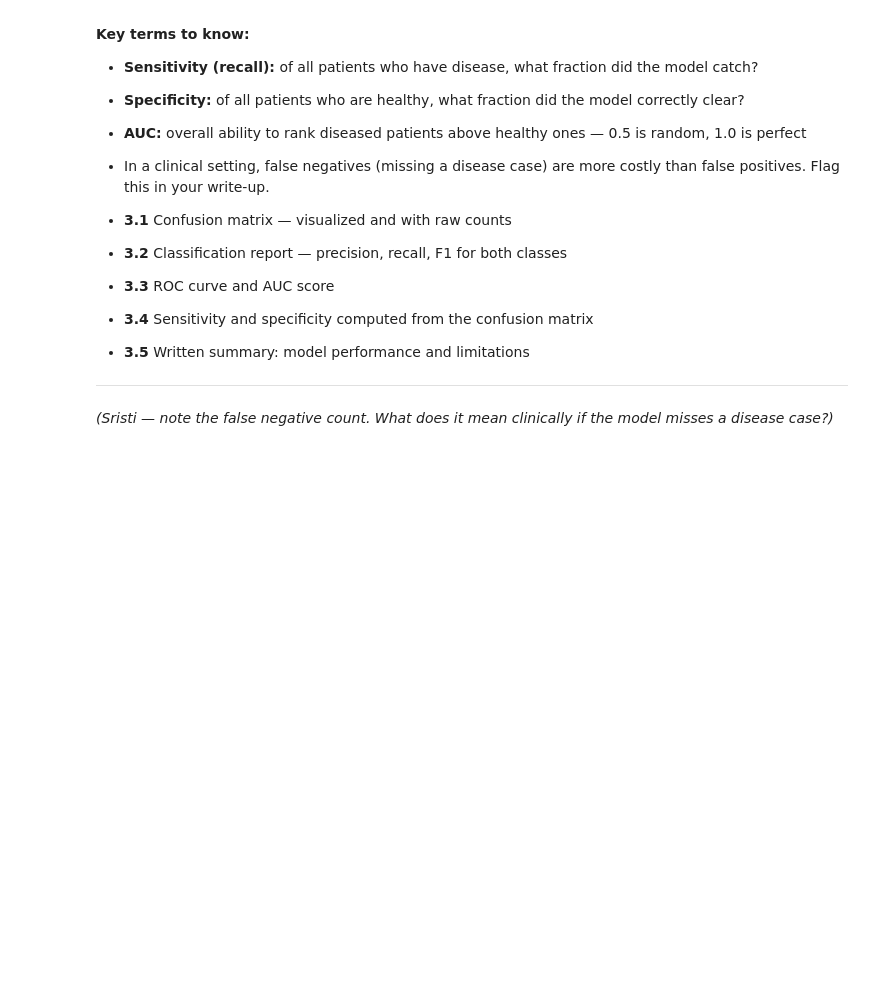
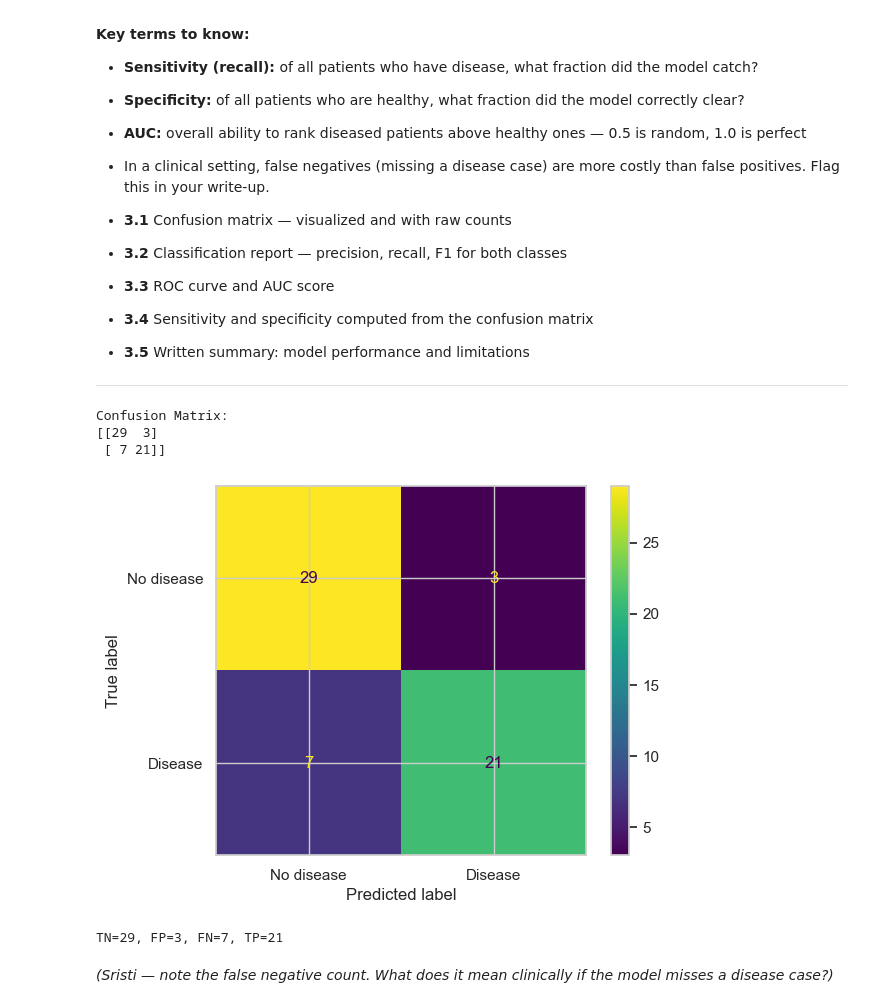
Before and after one commit to pdhinaka/AAI500-Final-Project, a Jupyter notebook: AAI500_Final_Project.ipynb, the cells around one changed output. Cells and saved outputs as stored; diff of their text form; code cells hidden in the pictures; blank space fills up the shorter version.

```diff
--- a/AAI500_Final_Project.ipynb
+++ b/AAI500_Final_Project.ipynb
@@ -647,5 +647,28 @@ Assess how well the model performs. This section becomes the **Model Analysis se
 # Plot it using ConfusionMatrixDisplay with display_labels=["No disease", "Disease"].
 # Also print the raw matrix and unpack: tn, fp, fn, tp = cm.ravel()
 # You will need tn, fp, fn, tp in cell 3.4.
+# %%
+cm = confusion_matrix(y_test, y_pred)
+
+print("Confusion Matrix:")
+print(cm)
+
+tn, fp, fn, tp = cm.ravel()
+
+disp = ConfusionMatrixDisplay(
+    confusion_matrix=cm,
+    display_labels=["No disease", "Disease"]
+)
+
+disp.plot()
+plt.show()
+
+print(f"TN={tn}, FP={fp}, FN={fn}, TP={tp}")
+# %% [output]
+Confusion Matrix:
+[[29  3]
+ [ 7 21]]
+[figure, added]
+TN=29, FP=3, FN=7, TP=21
 # %% [markdown]
 *(Sristi — note the false negative count. What does it mean clinically if the model misses a disease case?)*
```
Also changed, not shown: parts of 1 cell of this notebook.
